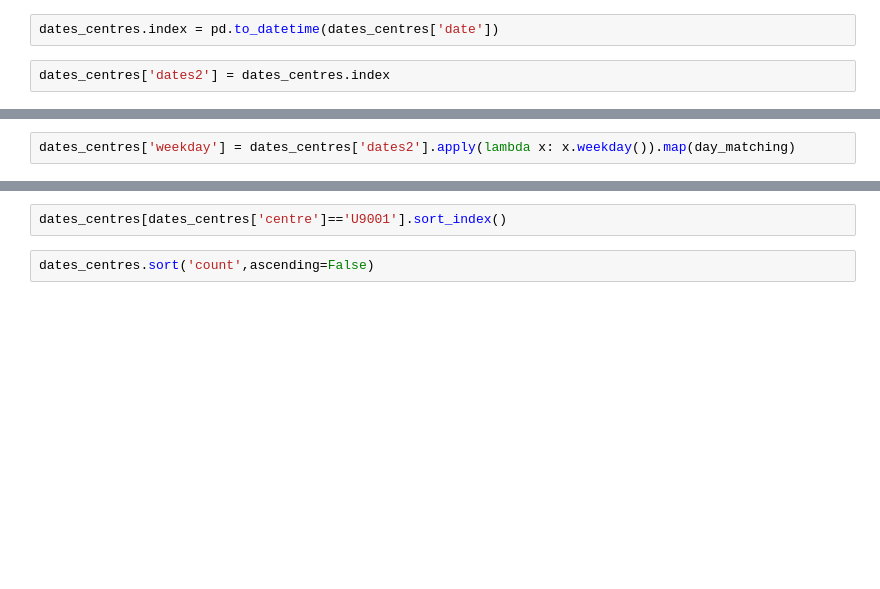
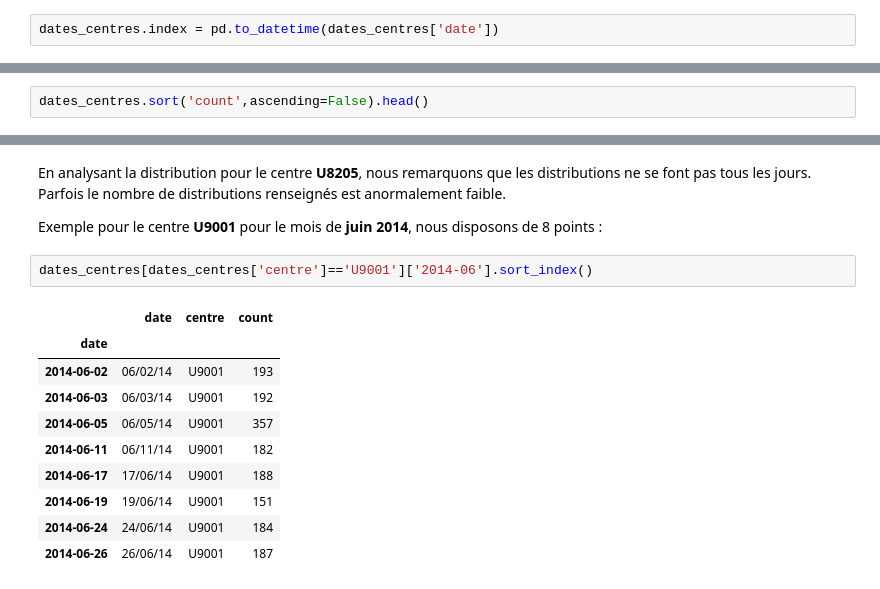
Before and after one commit to martindaniel4/croixrouge-martin, a Jupyter notebook: SINVOICE.ipynb, the cells around one changed output, grey strips where cells are left out. Cells and saved outputs as stored; diff of their text form; blank space fills up the shorter version.

```diff
--- a/SINVOICE.ipynb
+++ b/SINVOICE.ipynb
@@ -28,4 +67,2 @@ Job not yet complete...
 # %%
 dates_centres.index = pd.to_datetime(dates_centres['date'])
-# %%
-dates_centres['dates2'] = dates_centres.index
@@ -34,2 +68,0 @@ day_matching = {0:'lundi',1:'mardi',2:'mercredi',3:'jeudi',4:'vendredi',5:'samed
-# %%
-dates_centres['weekday'] = dates_centres['dates2'].apply(lambda x: x.weekday()).map(day_matching)
@@ -47,0 +69,2 @@ dtype: int64
+# %%
+dates_centres.sort('count',ascending=False).head()
@@ -48,4 +79,17 @@ dtype: int64
+# %% [markdown]
+En analysant la distribution pour le centre **U8205**, nous remarquons que les distributions ne se font pas tous les jours. Parfois le nombre de distributions renseignés est anormalement faible.
+
+Exemple pour le centre **U9001** pour le mois de **juin 2014**, nous disposons de 8 points :
 # %%
-dates_centres[dates_centres['centre']=='U9001'].sort_index()
+dates_centres[dates_centres['centre']=='U9001']['2014-06'].sort_index()
+# %% [output]
+|  | date | centre | count |
+| date |  |  |  |
+| 2014-06-02 | 06/02/14 | U9001 | 193 |
+| 2014-06-03 | 06/03/14 | U9001 | 192 |
+| 2014-06-05 | 06/05/14 | U9001 | 357 |
+| 2014-06-11 | 06/11/14 | U9001 | 182 |
+| 2014-06-17 | 17/06/14 | U9001 | 188 |
+| 2014-06-19 | 19/06/14 | U9001 | 151 |
+| 2014-06-24 | 24/06/14 | U9001 | 184 |
+| 2014-06-26 | 26/06/14 | U9001 | 187 |
-# %%
-dates_centres.sort('count',ascending=False)
```
Also changed, not shown: parts of 21 cells of this notebook.
